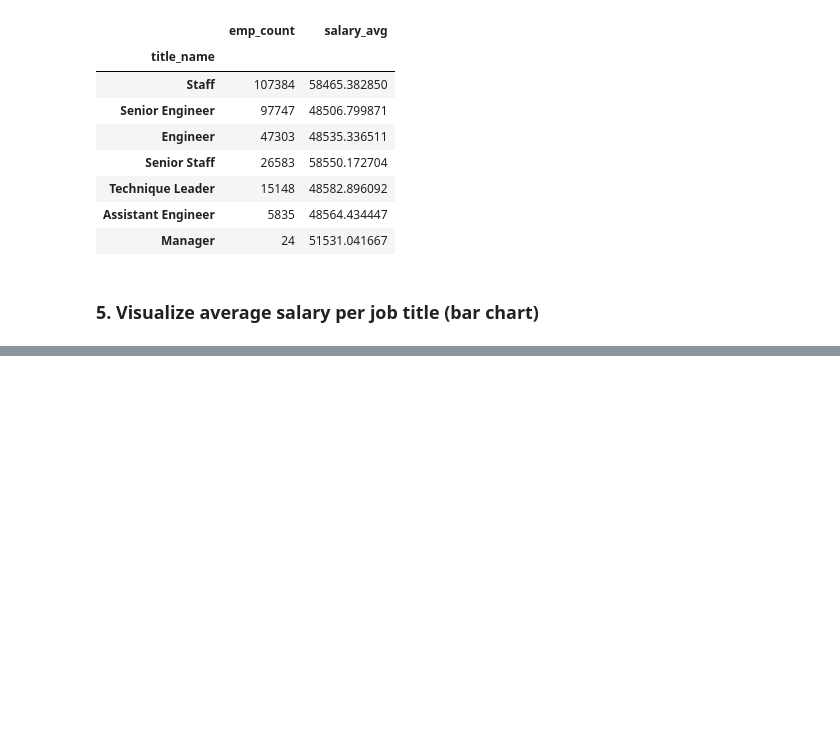
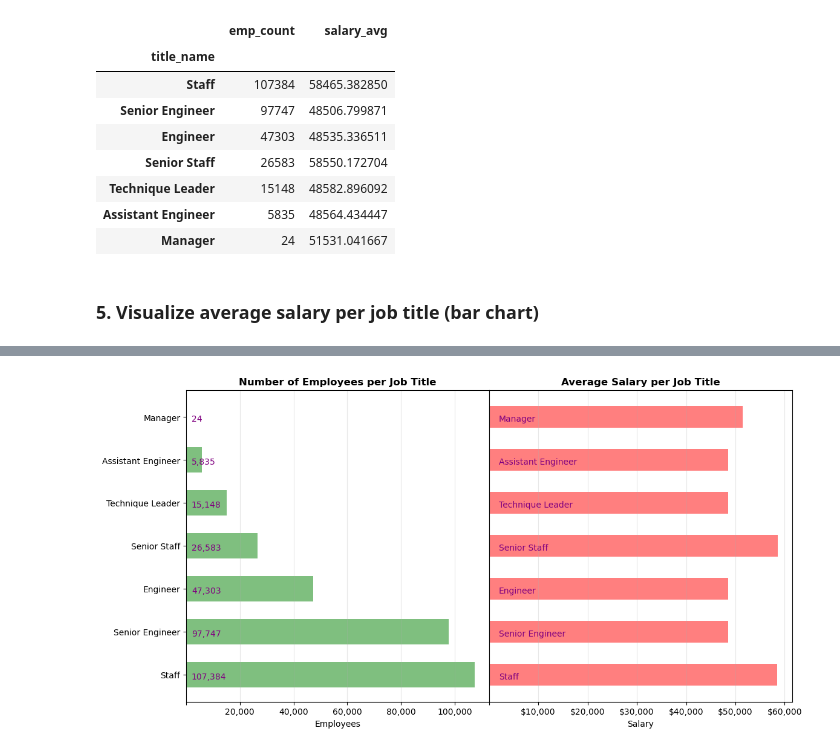
Before and after one commit to rperezme-data/DAB_H07_SQL-challenge, a Jupyter notebook: EmployeeSQL/4. Analysis.ipynb, the cells around one changed output, grey strips where cells are left out. Cells and saved outputs as stored; diff of their text form; code cells hidden in the pictures; blank space fills up the shorter version.

```diff
--- a/EmployeeSQL/4. Analysis.ipynb
+++ b/EmployeeSQL/4. Analysis.ipynb
@@ -142,0 +174,45 @@ plt.show()
+# %%
+x1 = summary_df['emp_count']
+x2 = summary_df['salary_avg']
+y = summary_df.index
+
+## SET FIGURE, AXES
+fig, ax = plt.subplots(1, 2, figsize=(10,5), sharey=True)
+fig.tight_layout(pad=-1.6)
+
+## SUBPLOT [0]
+ax[0].barh(y, width=x1, height=0.6, color='green', alpha=0.5)
+
+ax[0].set_title('Number of Employees per Job Title', fontweight="bold")
+ax[0].set_xlabel('Employees')
+ax[0].xaxis.set_major_formatter(ticker.StrMethodFormatter("{x:,.0f}"))
+ax[0].xaxis.get_major_ticks()[0].label1.set_visible(False)
+
+## Display values
+for i in range(len(x)):
+   ax[0].text(2000, i-.1, f"{x1[i]:,.0f}", color='purple')
+
+## SUBPLOT [1]
+ax[1].barh(y, width=x2, height=0.5, color='red', alpha=0.5)
+
+ax[1].set_title('Average Salary per Job Title', fontweight="bold")
+ax[1].set_xlabel('Salary')
+ax[1].xaxis.set_major_formatter(ticker.StrMethodFormatter("${x:,.0f}"))
+ax[1].xaxis.get_major_ticks()[0].label1.set_visible(False)
+
+ax[1].yaxis.set_tick_params(which='major', left=False, right=False)
+
+
+## Display labels
+for i in range(len(x)):
+    ax[1].text(2000, i-.1, y[i], color='purple')
+
+ax[0].grid(axis='x', alpha=0.3)
+ax[1].grid(axis='x', alpha=0.3)
+
+## Save plot
+plt.savefig('Images/Employee_Salary.png', bbox_inches = 'tight')
+## Display plot
+plt.show()
+# %% [output]
+[figure, added]
```
Also changed, not shown: parts of 7 cells of this notebook.
